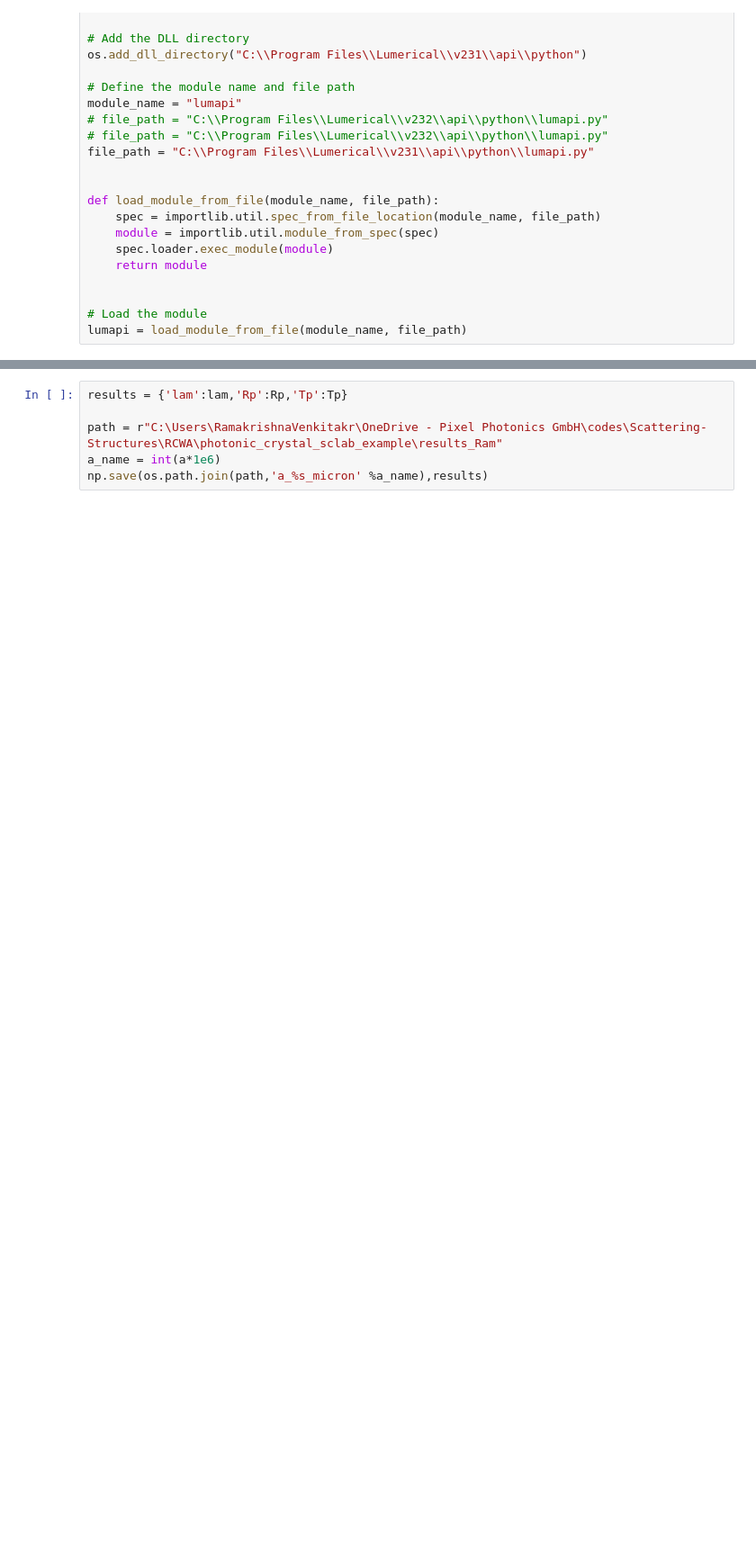
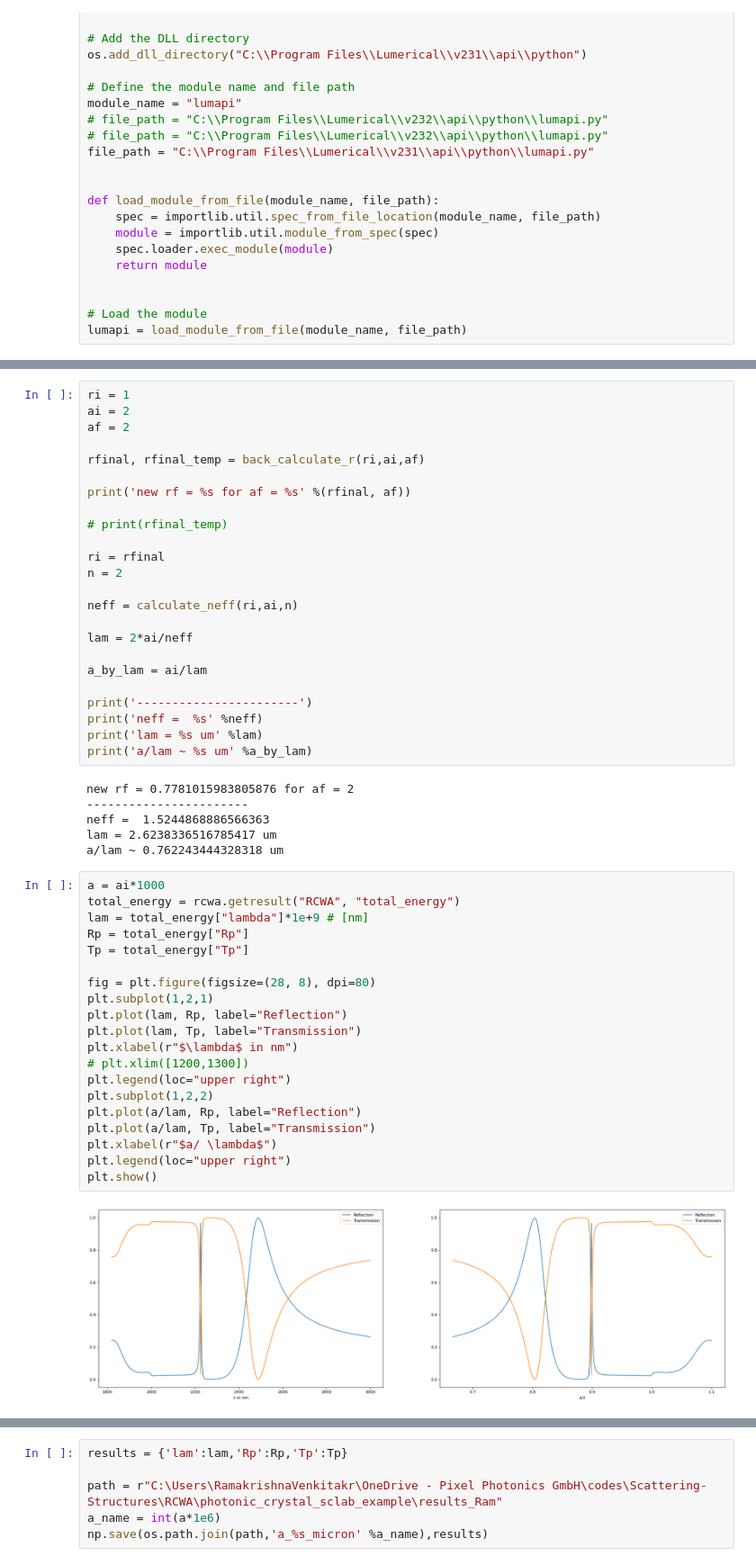
Before and after one commit to ramakrishnav130995/Scattering-Structures, a Jupyter notebook: RCWA/photonic_crystal_sclab_example/2_analyze_data.ipynb, the cells around one changed output, grey strips where cells are left out. Shown at 90% size. Saved outputs shown, nothing was run; the diff lists cells and outputs as text; blank space fills up the shorter version.

```diff
--- a/RCWA/photonic_crystal_sclab_example/2_analyze_data.ipynb
+++ b/RCWA/photonic_crystal_sclab_example/2_analyze_data.ipynb
@@ -91,0 +121,52 @@ plt.show()
+# %%
+ri = 1
+ai = 2
+af = 2
+
+rfinal, rfinal_temp = back_calculate_r(ri,ai,af)
+
+print('new rf = %s for af = %s' %(rfinal, af))
+
+# print(rfinal_temp)
+
+ri = rfinal
+n = 2
+
+neff = calculate_neff(ri,ai,n)
+
+lam = 2*ai/neff
+
+a_by_lam = ai/lam
+
+print('-----------------------')
+print('neff =  %s' %neff)
+print('lam = %s um' %lam)
+print('a/lam ~ %s um' %a_by_lam)
+# %% [output]
+new rf = 0.7781015983805876 for af = 2
+-----------------------
+neff =  1.5244868886566363
+lam = 2.6238336516785417 um
+a/lam ~ 0.762243444328318 um
+# %%
+a = ai*1000
+total_energy = rcwa.getresult("RCWA", "total_energy")
+lam = total_energy["lambda"]*1e+9 # [nm]
+Rp = total_energy["Rp"]
+Tp = total_energy["Tp"]
+
+fig = plt.figure(figsize=(28, 8), dpi=80)
+plt.subplot(1,2,1)
+plt.plot(lam, Rp, label="Reflection")
+plt.plot(lam, Tp, label="Transmission")
+plt.xlabel(r"$\lambda$ in nm")
+# plt.xlim([1200,1300])
+plt.legend(loc="upper right")
+plt.subplot(1,2,2)
+plt.plot(a/lam, Rp, label="Reflection")
+plt.plot(a/lam, Tp, label="Transmission")
+plt.xlabel(r"$a/ \lambda$")
+plt.legend(loc="upper right")
+plt.show()
+# %% [output]
+[figure, added]
```
Also changed, not shown: parts of 13 cells of this notebook, 2 other files.
